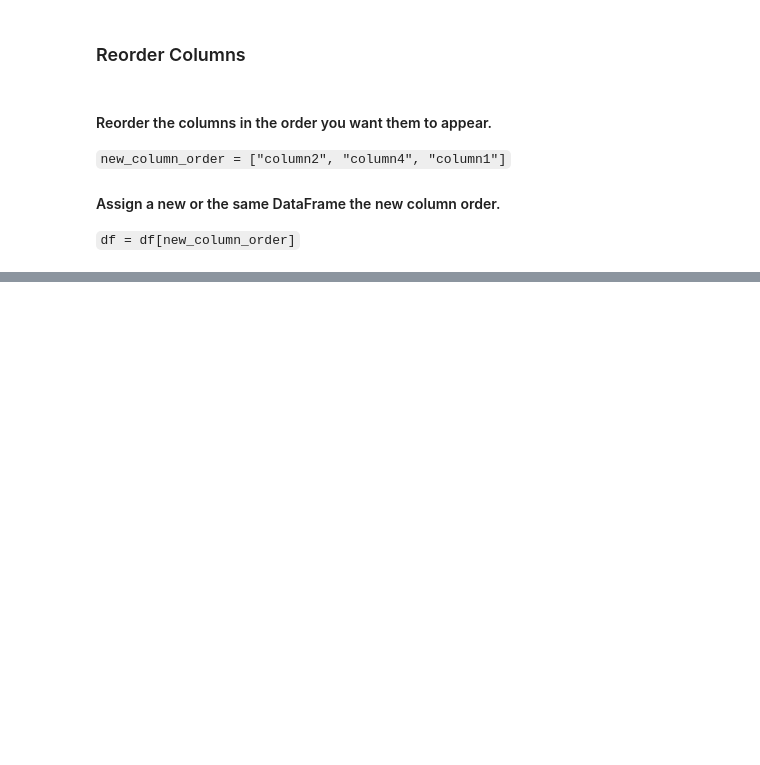
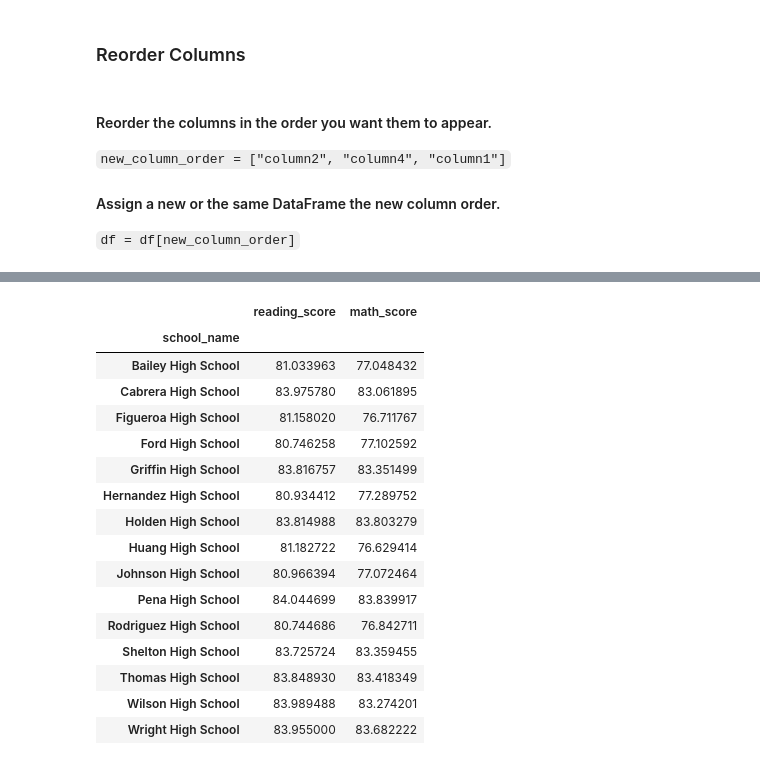
Before and after one commit to tkoide01/School_District_Analysis, a Jupyter notebook: PyCitySchools.ipynb, the cells around one changed output, grey strips where cells are left out. Drawn from its saved outputs; the diff is of its cells as text; code cells hidden in the pictures; blank space fills up the shorter version.

```diff
--- a/PyCitySchools.ipynb
+++ b/PyCitySchools.ipynb
@@ -538,0 +776,29 @@ district_summary_df
+# %%
+# from the above DataFrame, we only need the reading_score and math_score.
+# Thus will add the reading_score and math_score columns at the end of the previous code.
+
+# Calculate the average test scores.
+per_school_math = school_data_complete_df.groupby(["school_name"]).mean()["math_score"]
+
+per_school_reading = school_data_complete_df.groupby(["school_name"]).mean()["reading_score"]
+# %%
+per_school_math_reading = pd.merge(per_school_reading, per_school_math, on=["school_name"])
+per_school_math_reading
+# %% [output]
+|  | reading_score | math_score |
+| school_name |  |  |
+| Bailey High School | 81.033963 | 77.048432 |
+| Cabrera High School | 83.975780 | 83.061895 |
+| Figueroa High School | 81.158020 | 76.711767 |
+| Ford High School | 80.746258 | 77.102592 |
+| Griffin High School | 83.816757 | 83.351499 |
+| Hernandez High School | 80.934412 | 77.289752 |
+| Holden High School | 83.814988 | 83.803279 |
+| Huang High School | 81.182722 | 76.629414 |
+| Johnson High School | 80.966394 | 77.072464 |
+| Pena High School | 84.044699 | 83.839917 |
+| Rodriguez High School | 80.744686 | 76.842711 |
+| Shelton High School | 83.725724 | 83.359455 |
+| Thomas High School | 83.848930 | 83.418349 |
+| Wilson High School | 83.989488 | 83.274201 |
+| Wright High School | 83.955000 | 83.682222 |
```
Also changed, not shown: parts of 27 cells of this notebook, 1 other file.
